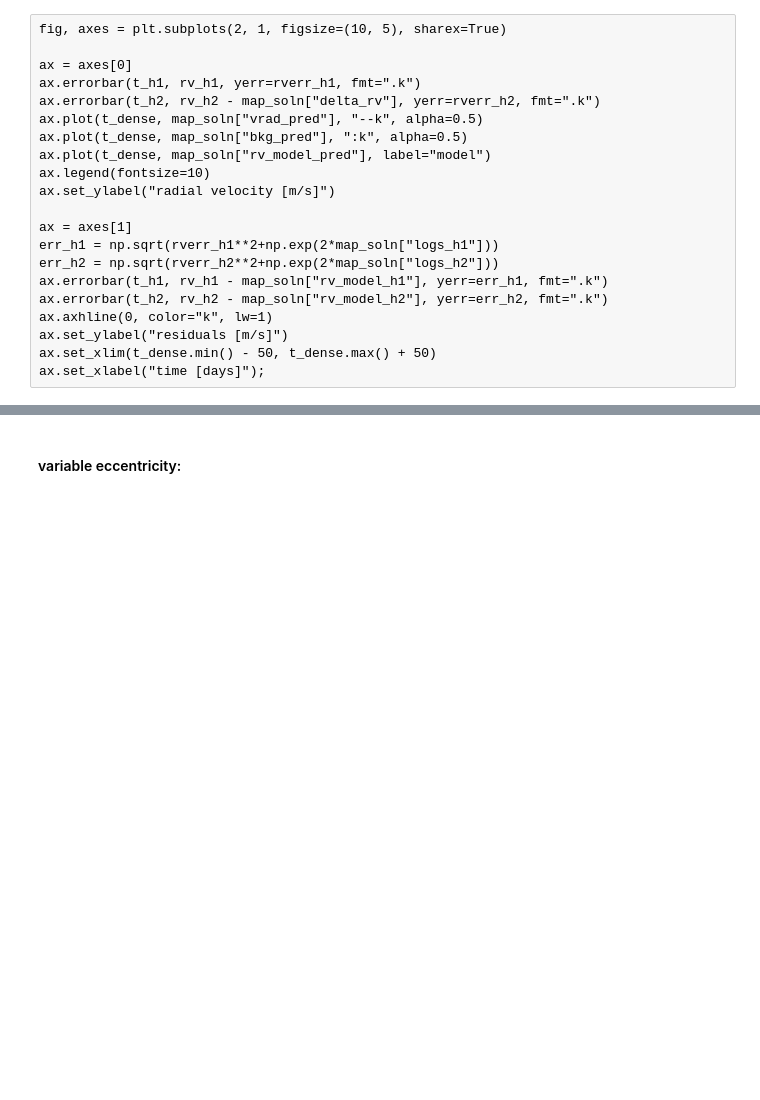
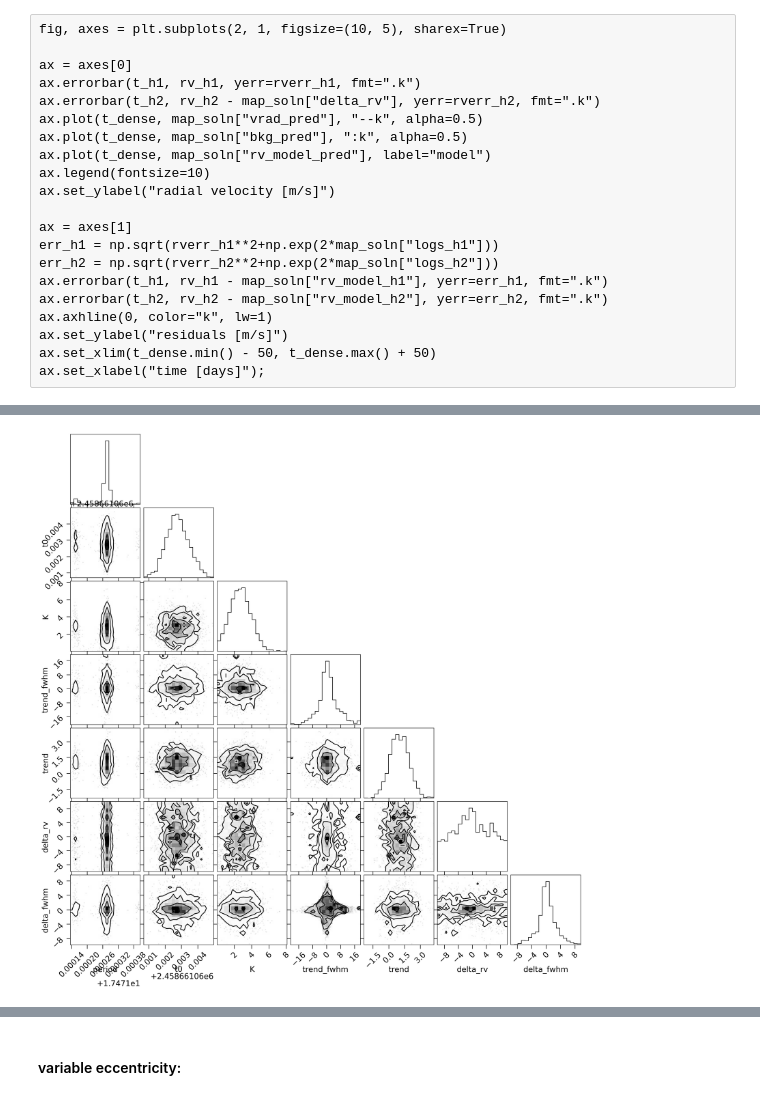
Before and after one commit to megbedell/tesstwin, a Jupyter notebook: notebooks/exoplanet/rv_fwhm_fit.ipynb, the cells around one changed output, grey strips where cells are left out. Saved outputs shown, nothing was run; the diff lists cells and outputs as text; code cells hidden in the pictures; blank space fills up the shorter version.

```diff
--- a/notebooks/exoplanet/rv_fwhm_fit.ipynb
+++ b/notebooks/exoplanet/rv_fwhm_fit.ipynb
@@ -69,7 +74,7 @@ with pm.Model() as model:
 
     # FWHM trend
     delta_fwhm = pm.Normal("delta_fwhm", mu=1., sd=5) # weak prior from eyeballing
-    trend_fwhm = pm.Normal("trend_fwhm", mu=0, sd=10.0**(1-np.arange(2))[::-1], shape=2)
+    trend_fwhm = pm.Normal("trend_fwhm", mu=0, sd=10.)
 
     # Orbit model
     orbit_rvs = xo.orbits.KeplerianOrbit(
@@ -88,8 +93,7 @@ with pm.Model() as model:
     pm.Deterministic("vrad", vrad)
 
     # RV noise model for h1
-    A_fwhm_h1 = np.vander(fwhm_h1, 2)
-    bkg_terms_h1 = tt.dot(A_fwhm_h1, trend_fwhm)
+    bkg_terms_h1 = fwhm_h1 * trend_fwhm
     if rv_trend_order == 1:
         bkg_terms_h1 += trend
     else:
@@ -98,8 +102,7 @@ with pm.Model() as model:
     bkg_h1 = pm.Deterministic("bkg_h1", bkg_terms_h1)
 
     # RV noise model for h2
-    A_fwhm_h2 = np.vander(fwhm_h2, 2)
-    bkg_terms_h2 = tt.dot(A_fwhm_h2, trend_fwhm) - delta_fwhm*trend_fwhm[0]
+    bkg_terms_h2 = (fwhm_h2 - delta_fwhm) * trend_fwhm
     if rv_trend_order == 1:
         bkg_terms_h2 += trend + delta_rv
     else:
@@ -117,8 +120,11 @@ with pm.Model() as model:
 
     vrad_pred = orbit_rvs.get_radial_velocity(t_dense, K=K)
     pm.Deterministic("vrad_pred", vrad_pred)
-    A_pred = np.vander(t_dense, rv_trend_order)
-    bkg_pred = pm.Deterministic("bkg_pred", tt.dot(A_pred, trend))
+    if rv_trend_order == 1:
+        bkg_pred = pm.Deterministic("bkg_pred", np.ones_like(t_dense) + trend)
+    else:
+        A_pred = np.vander(t_dense, rv_trend_order)
+        bkg_pred = pm.Deterministic("bkg_pred", tt.dot(A_pred, trend))
     pm.Deterministic("rv_model_pred", vrad_pred + bkg_pred)
 
     # Fit for the maximum a posteriori parameters
@@ -201,7 +254,9 @@ plt.plot(trace['K']);
 # %%
-varnames = ["period", "t0", "K", "trend_fwhm", "trend"]
+varnames = ["period", "t0", "K", "trend_fwhm", "trend", "delta_rv", "delta_fwhm"]
 samples = pm.trace_to_dataframe(trace, varnames=varnames)
 fig = corner.corner(samples);
+# %% [output]
+[figure, added]
 # %%
 # Get the posterior median orbital parameters
 if True:
```
Also changed, not shown: parts of 14 cells of this notebook.
